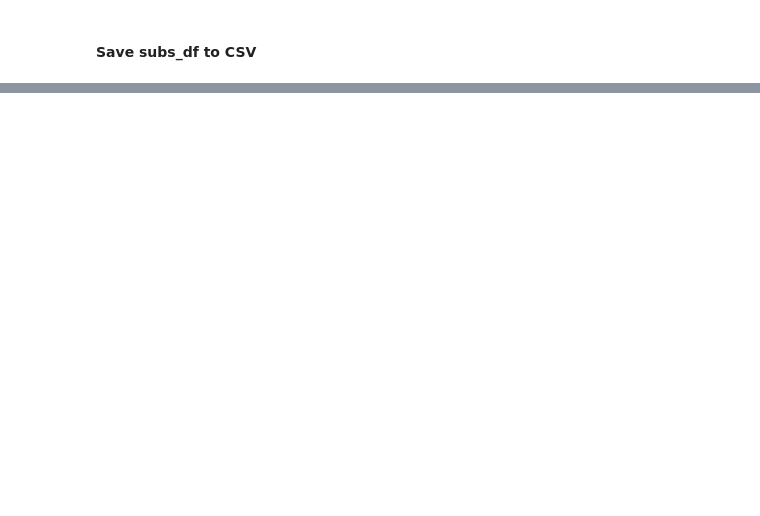
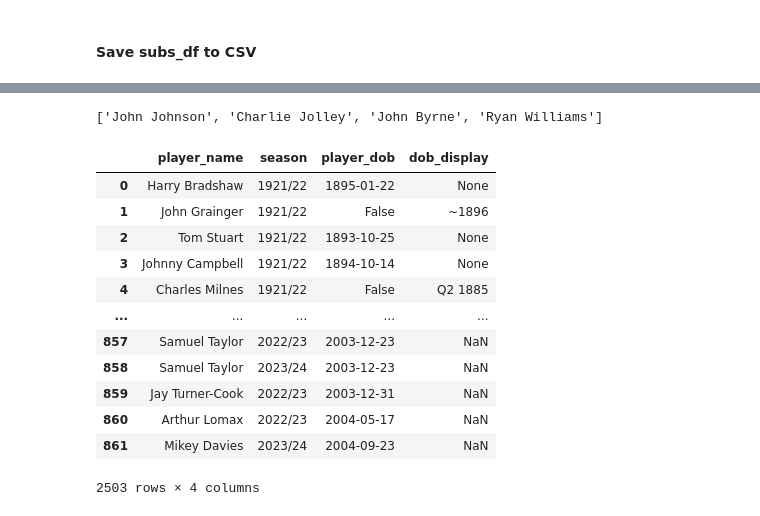
Before and after one commit to petebrown/pre-2023-data-prep, a Jupyter notebook: data-pipeline-prep.ipynb, the cells around one changed output, grey strips where cells are left out. Drawn from its saved outputs; the diff is of its cells as text; code cells hidden in the pictures; blank space fills up the shorter version.

```diff
--- a/data-pipeline-prep.ipynb
+++ b/data-pipeline-prep.ipynb
@@ -615,6 +877,9 @@ pd.merge(new, old, how = "outer", indicator = True).query('_merge == "right_only
 # player_events[(player_events.role == "sub") & (np.isnan(player_events.min_on))].tail(10)
 # %%
 sb_player_info = pd.read_csv("https://raw.githubusercontent.com/petebrown/scrape-player-info/main/data/player-info.csv")
+
+# Add Mikey Davies DOB
+sb_player_info.loc[sb_player_info.player_id == 181422, 'player_dob'] = '2004-09-23'
 
 sb_player_dobs = sb_player_info[["player_id", "player_dob"]].drop_duplicates().sort_values(by = "player_dob").dropna(subset = ["player_dob"]).merge(sb_player_ids, on = "player_id", how = "left").dropna(subset = "player_name")
 
@@ -696,6 +1006,24 @@ player_dobs
 dupe_players = player_dobs[["player_name", "player_dob"]].drop_duplicates().player_name.value_counts().to_frame().reset_index().query("count > 1").player_name.tolist()
 
 dupe_players
+# %% [output]
+['John Johnson', 'Charlie Jolley', 'John Byrne', 'Ryan Williams']
+# %%
+player_dobs
+# %% [output]
+|  | player_name | season | player_dob | dob_display |
+| 0 | Harry Bradshaw | 1921/22 | 1895-01-22 | None |
+| 1 | John Grainger | 1921/22 | False | ~1896 |
+| 2 | Tom Stuart | 1921/22 | 1893-10-25 | None |
+| 3 | Johnny Campbell | 1921/22 | 1894-10-14 | None |
+| 4 | Charles Milnes | 1921/22 | False | Q2 1885 |
+| ... | ... | ... | ... | ... |
+| 857 | Samuel Taylor | 2022/23 | 2003-12-23 | NaN |
+| 858 | Samuel Taylor | 2023/24 | 2003-12-23 | NaN |
+| 859 | Jay Turner-Cook | 2022/23 | 2003-12-31 | NaN |
+| 860 | Arthur Lomax | 2022/23 | 2004-05-17 | NaN |
+| 861 | Mikey Davies | 2023/24 | 2004-09-23 | NaN |
+2503 rows × 4 columns
 # %%
 def get_pl_index(player_name, surname, forename, dob, dob_display):
     if player_name not in dupe_players:
```
Also changed, not shown: parts of 58 cells of this notebook.
